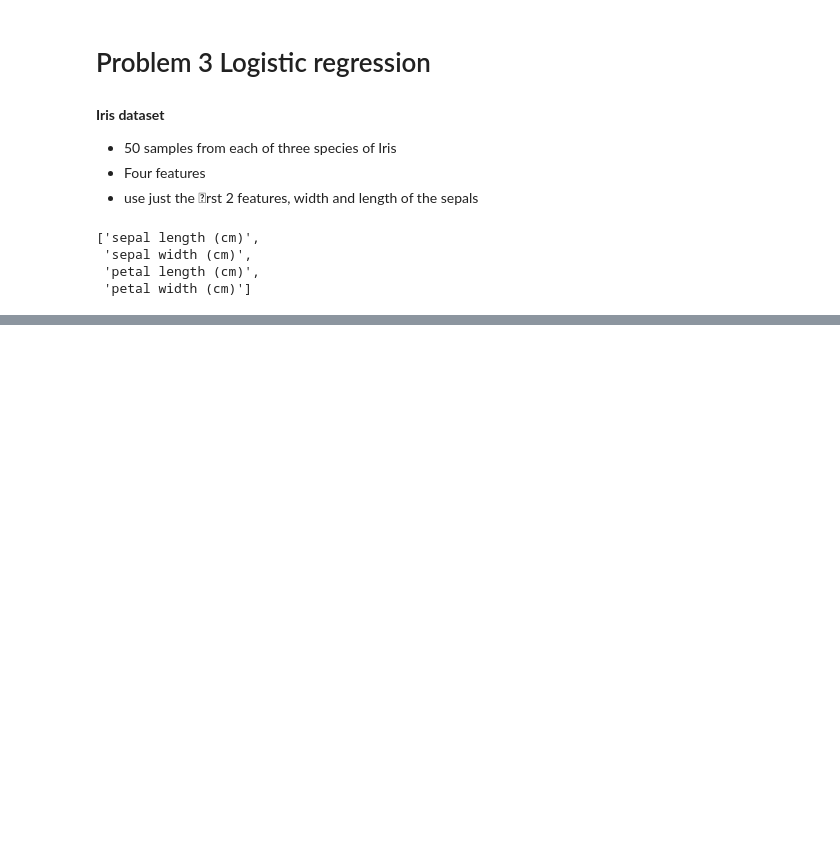
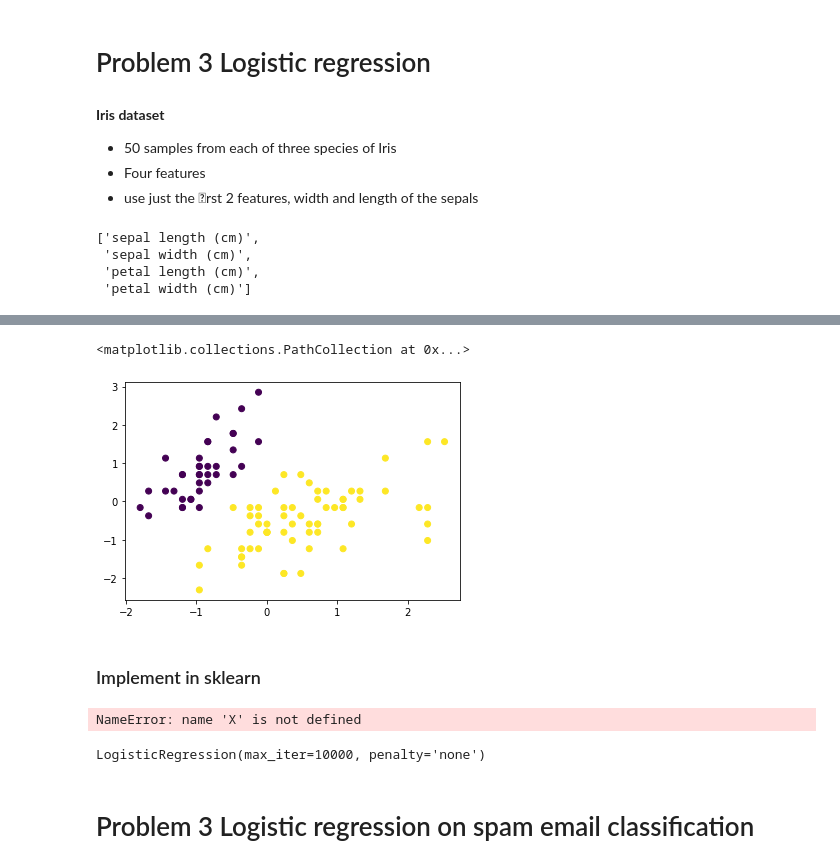
Before and after one commit to yz599/2020_2, a Jupyter notebook: 2020/Notes_projects/cs613/CS613_hw2.ipynb, the cells around one changed output, grey strips where cells are left out. Saved outputs shown, nothing was run; the diff lists cells and outputs as text; code cells hidden in the pictures; blank space fills up the shorter version.

```diff
--- a/2020/Notes_projects/cs613/CS613_hw2.ipynb
+++ b/2020/Notes_projects/cs613/CS613_hw2.ipynb
@@ -241,0 +234,7 @@ cost
+# %%
+plt.scatter(X_train[:,1],X_train[:,2],c=y_train)
+# %% [output]
+<matplotlib.collections.PathCollection at 0x...>
+[figure, added]
+# %% [markdown]
+### Implement in sklearn
@@ -241,0 +245,11 @@ cost
+# %%
+X_all=(X-X.mean(axis=0))/X.std(axis=0)
+X_train_all=np.c_[np.ones((len(X_all),1)),X_all]
+# %% [output]
+NameError: name 'X' is not defined
+# %%
+lgr.fit(X_train_all,y)
+# %% [output]
+LogisticRegression(max_iter=10000, penalty='none')
+# %% [markdown]
+# Problem 3 Logistic regression on spam email classification
```
Also changed, not shown: parts of 25 cells of this notebook, 59 other files.
